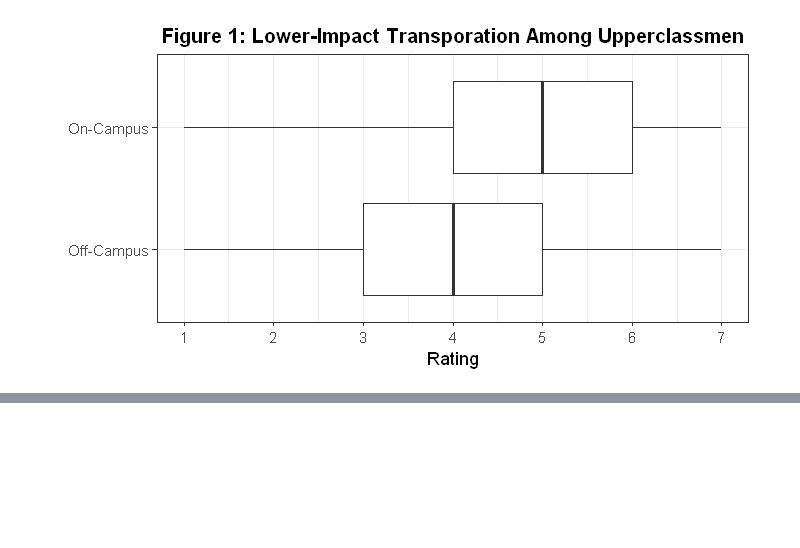
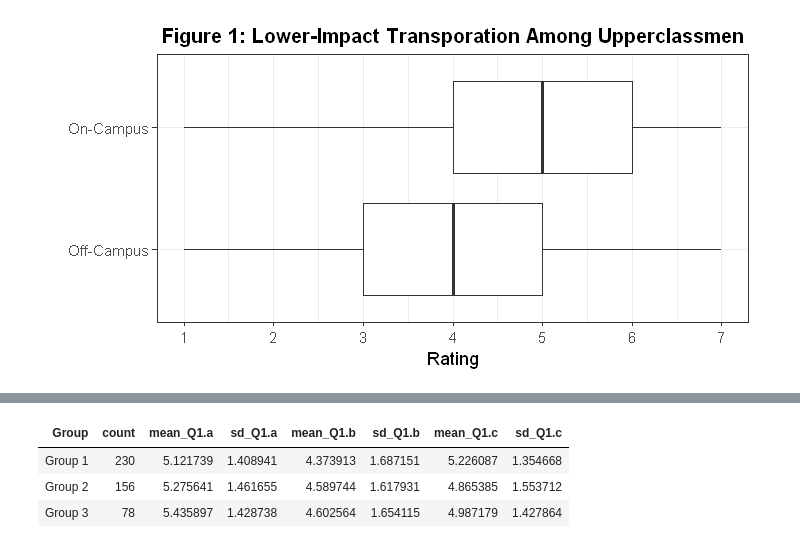
Before and after one commit to teddythepooh/prob_and_stats, a Jupyter notebook: data_analysis.ipynb, the cells around one changed output, grey strips where cells are left out. Saved outputs shown, nothing was run; the diff lists cells and outputs as text; code cells hidden in the pictures; blank space fills up the shorter version.

```diff
--- a/data_analysis.ipynb
+++ b/data_analysis.ipynb
@@ -123,0 +188,17 @@ Meal plans are completely voluntary for off-campus students, but they are requir
+# %%
+#table 5
+data%>%
+    filter(Group != "na")%>%
+    group_by(Group)%>%
+    summarise(count = n(),
+              mean_Q1.a = mean(Q1.a),
+              sd_Q1.a = sd(Q1.a),
+              mean_Q1.b = mean(Q1.b),
+              sd_Q1.b = sd(Q1.b),
+              mean_Q1.c = mean(Q1.c),
+              sd_Q1.c = sd(Q1.c))
+# %% [output]
+| Group | count | mean_Q1.a | sd_Q1.a | mean_Q1.b | sd_Q1.b | mean_Q1.c | sd_Q1.c |
+| Group 1 | 230 | 5.121739 | 1.408941 | 4.373913 | 1.687151 | 5.226087 | 1.354668 |
+| Group 2 | 156 | 5.275641 | 1.461655 | 4.589744 | 1.617931 | 4.865385 | 1.553712 |
+| Group 3 | 78 | 5.435897 | 1.428738 | 4.602564 | 1.654115 | 4.987179 | 1.427864 |
```
Also changed, not shown: parts of 21 cells of this notebook, 1 other file.
